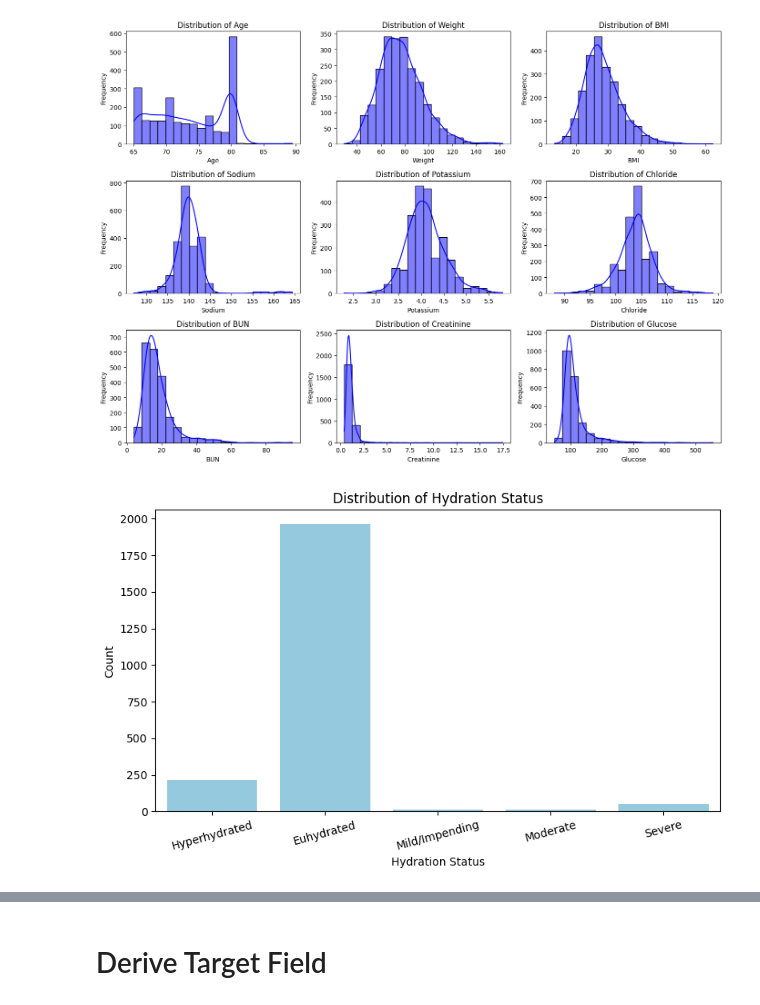
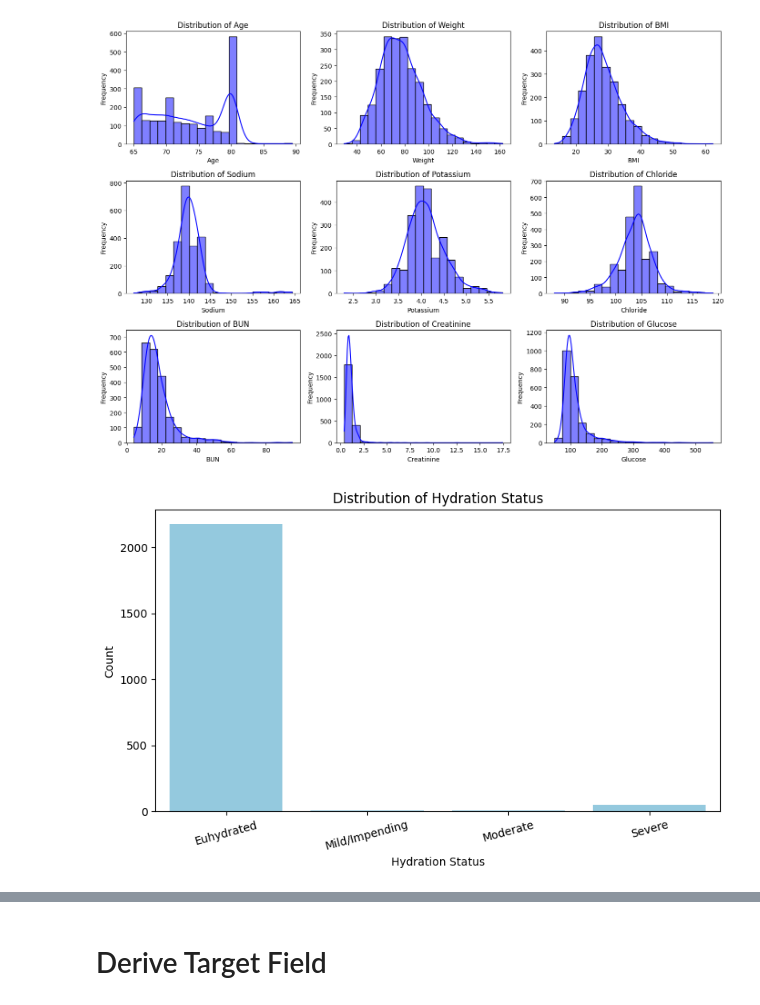
Before and after one commit to FazSyed/goal-oriented-health-agent, a Jupyter notebook: ml_model/Goal_Oriented_MAS_NHANES.ipynb, the cells around one changed output, grey strips where cells are left out. Cells and saved outputs as stored; diff of their text form; code cells hidden in the pictures.

```diff
--- a/ml_model/Goal_Oriented_MAS_NHANES.ipynb
+++ b/ml_model/Goal_Oriented_MAS_NHANES.ipynb
@@ -256,9 +254,7 @@ def severity_score(na, bun_cr):
 # Generate Labels
 def label_hydration(row):
     osm = row['Osmolality']
-    if osm < 275:
-        return 'Hyperhydrated'
-    elif osm < 296:
+    if osm < 296:
         return 'Euhydrated'
     elif osm < 300:
         return 'Mild/Impending'
@@ -411,17 +404,17 @@ plt.show()
 # %%
 # Distribution of hydration classes
 plt.figure(figsize=(8, 5))
 sns.countplot(x='HydrationStatus', data=df_selected,
-              order=['Hyperhydrated', 'Euhydrated', 'Mild/Impending', 'Moderate', 'Severe'],
+              order=['Euhydrated', 'Mild/Impending', 'Moderate', 'Severe'],
               color='skyblue')
 plt.title('Distribution of Hydration Status')
 plt.xlabel('Hydration Status')
 plt.ylabel('Count')
 plt.xticks(rotation=15)
 plt.tight_layout()
 plt.show()
 # %% [output]
-[figure, old version]
+[figure, new version]
 # %%
 # Pie chart
 df_selected['HydrationStatus'].value_counts().plot(kind='pie', autopct='%.2f%%')
```
Also changed, not shown: parts of 23 cells of this notebook, 1 other file.
